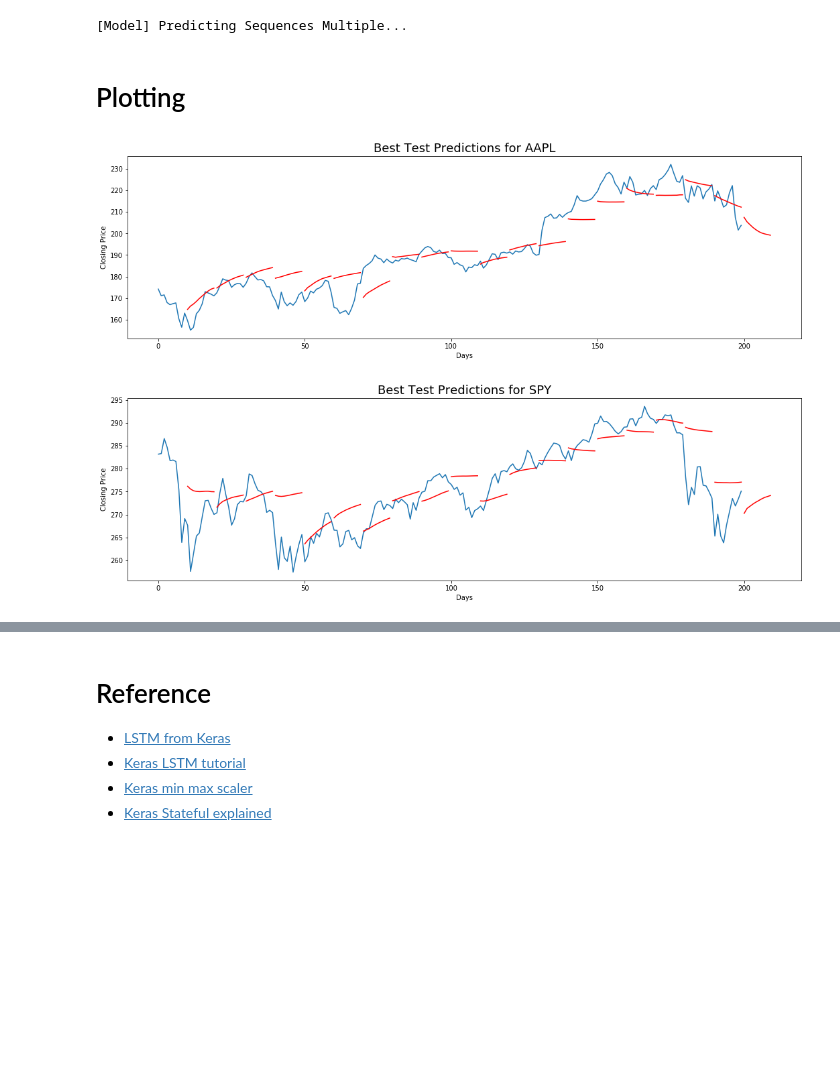
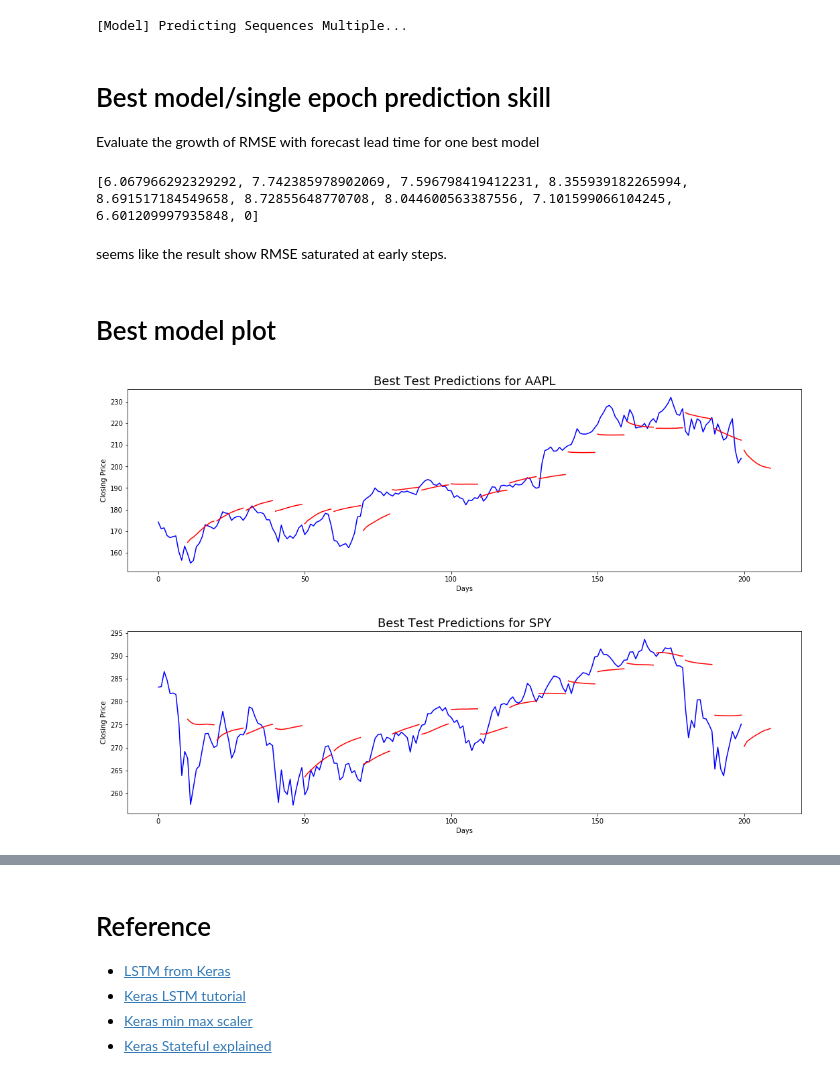
Before and after one commit to ginochen/LSTM_stock, a Jupyter notebook: LSTM_stock.ipynb, the cells around one changed output, grey strips where cells are left out. Saved outputs shown, nothing was run; the diff lists cells and outputs as text; code cells hidden in the pictures; blank space fills up the shorter version.

```diff
--- a/LSTM_stock.ipynb
+++ b/LSTM_stock.ipynb
@@ -72,6 +72,7 @@ n = series.shape[0] # total time series length
 nsteps = 10
 batchsize = 20 # Number of samples per gradient update.
 lagt=1
+prediction_len = 10 # forecast lead time steps
 ndim = series.shape[1] # number of features
 # split data into 80% training, 10% validating,10% testing
 train,valid,test = series[:round(0.8*n),:], series[round(0.8*n):round(0.9*n),:], series[round(0.9*n):,:]
@@ -88,6 +89,9 @@ xmin, xmax = scaler.data_min_, scaler.data_max_
 train = scaler.fit_transform(X=train)
 valid = scaler.fit_transform(X=valid)
 test  = scaler.fit_transform(X=test)
+x_inv = np.zeros((batchsize,prediction_len,ndim))
+for i in range(batchsize):
+    x_inv[i,:,:] = scaler.inverse_transform(test[i*prediction_len:(i+1)*prediction_len,:]) # x_inv is equal to test if scaler.fit is done on test
 print('\nTransformed data snippet:\n', train[:5])
 
 # create batched data (batchsize,nsteps,ndim)
@@ -245,42 +251,60 @@ def predict_sequences_multiple(model, data, window_size, prediction_len):
 # %% [markdown]
 Use the created function to predict a 10-day frame predictions and transform the noramlized data back to unnormalized:
 # %%
-prediction_len = nsteps
-window_size = 1
-y = predict_sequences_multiple(newmodel, test, window_size, prediction_len)
-y = np.asarray(y).reshape(batchsize,nsteps,ndim)
-y_inv = np.zeros((batchsize,nsteps,ndim))
-x_inv = np.zeros((batchsize,nsteps,ndim))
-# Un-scaled the data
-#X_std = (X - X.min(axis=0)) / (X.max(axis=0) - X.min(axis=0))
-#X_scaled = X_std * (max - min) + min # max=1,min=0
-for i in range(batchsize):
-    y_inv[i,:,:] = scaler.inverse_transform(y[i,:,:])
-    x_inv[i,:,:] = scaler.inverse_transform(test[i*prediction_len:(i+1)*prediction_len,:])
+
+
+def predict(i_oldmodel,prediction_len,window_size,test_data,batchsize,ndim,scaler):
+    newmodel = rebuild_model(i_oldmodel)
+    prediction_len = nsteps
+    window_size = 1
+    y = predict_sequences_multiple(newmodel, test, window_size, prediction_len)
+    y = np.asarray(y).reshape(batchsize,nsteps,ndim)
+    # Un-scaled the data
+    #X_std = (X - X.min(axis=0)) / (X.max(axis=0) - X.min(axis=0))
+    #X_scaled = X_std * (max - min) + min # max=1,min=0
+    y_inv = np.zeros((batchsize,prediction_len,ndim))
+    for i in range(batchsize):
+        y_inv[i,:,:] = scaler.inverse_transform(y[i,:,:])
+    return y_inv
+y_inv = predict(123, prediction_len=prediction_len, window_size=1,test_data=test,batchsize=batchsize,ndim=ndim,scaler)
 # %% [output]
 [Model] Predicting Sequences Multiple...
-# %% [markdown]
-# Plotting
+# %% [markdown]
+# Best model/single epoch prediction skill
+Evaluate the growth of RMSE with forecast lead time for one best model
+# %%
+from sklearn.metrics import mean_squared_error
+from math import sqrt
+rms = [0]*nsteps
+for i in range(nsteps-1):
+    rms[i] = sqrt(mean_squared_error(x_inv[1:,i,0], y_inv[:-1,i,0])) # observation lag (last prediction lead) by one batch/10 steps
+print(rms)
+# %% [output]
+[6.067966292329292, 7.742385978902069, 7.596798419412231, 8.355939182265994, 8.691517184549658, 8.72855648770708, 8.044600563387556, 7.101599066104245, 6.601209997935848, 0]
+# %% [markdown]
+seems like the result show RMSE saturated at early steps.
+# %% [markdown]
+# Best model plot
 # %%
 from matplotlib import pyplot as plt
 from pandas import DataFrame as df
 import time
 plt.figure(figsize = (18,5))
 plt.title('Best Test Predictions for AAPL',fontsize=18)
 plt.xlabel('Days')
 plt.ylabel('Closing Price')
-plt.plot(range(0,batchsize*prediction_len),x_inv[:,:,0].reshape(-1,1))
+plt.plot(range(0,batchsize*prediction_len),x_inv[:,:,0].reshape(-1,1),'b')
 for i in range(batchsize):
     plt.plot(range((i+1)*prediction_len,(i+2)*prediction_len),y_inv[i,:,0],'r')
 
 plt.figure(figsize = (18,5))
 plt.title('Best Test Predictions for SPY',fontsize=18)
 plt.xlabel('Days')
 plt.ylabel('Closing Price')
-plt.plot(range(0,batchsize*prediction_len),x_inv[:,:,2].reshape(-1,1))
+plt.plot(range(0,batchsize*prediction_len),x_inv[:,:,2].reshape(-1,1),'b')
 for i in range(batchsize):
     plt.plot(range((i+1)*prediction_len,(i+2)*prediction_len),y_inv[i,:,2],'r')
 plt.show()
 # %% [output]
-[figure, old version]
+[figure, new version]
-[figure, old version]
+[figure, new version]
```
Also changed, not shown: parts of 9 cells of this notebook.
